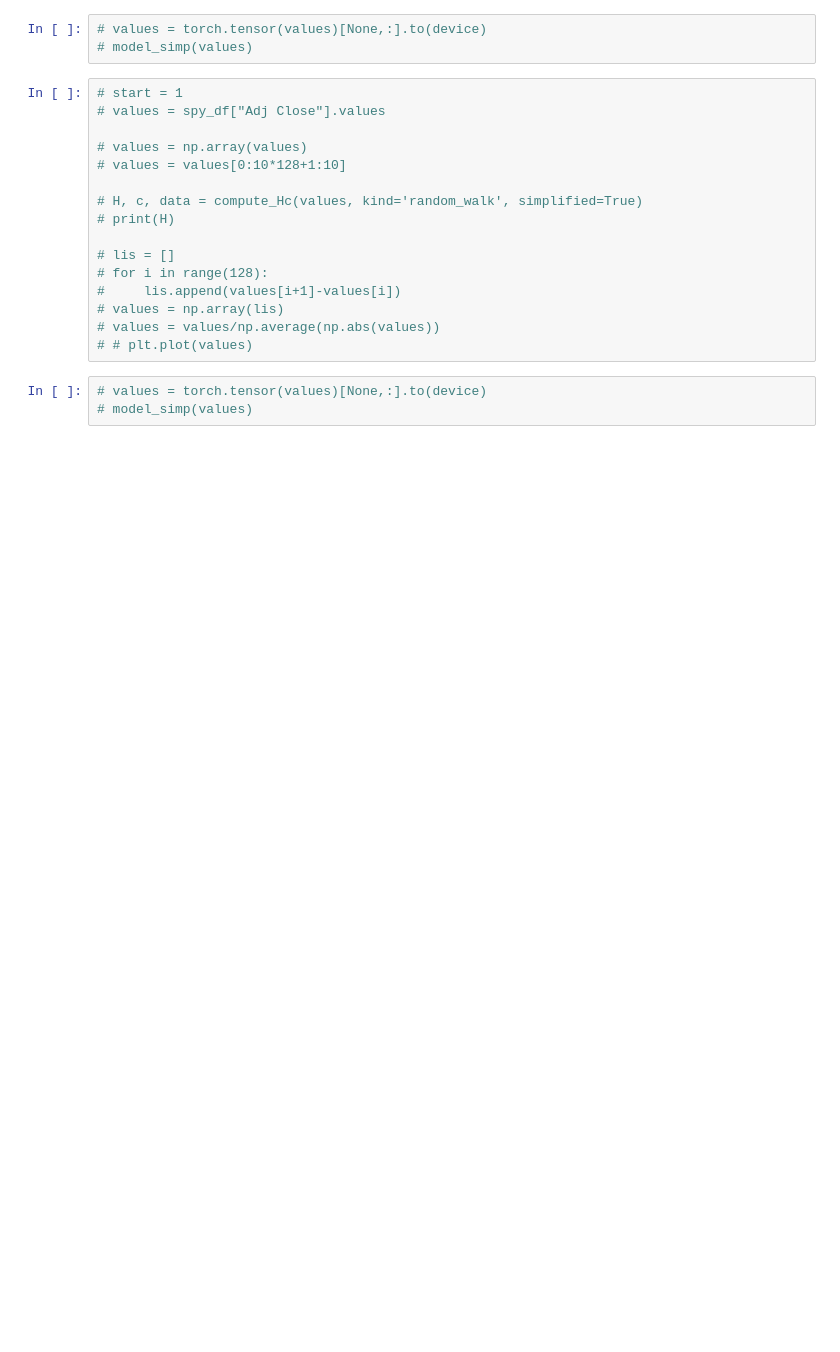
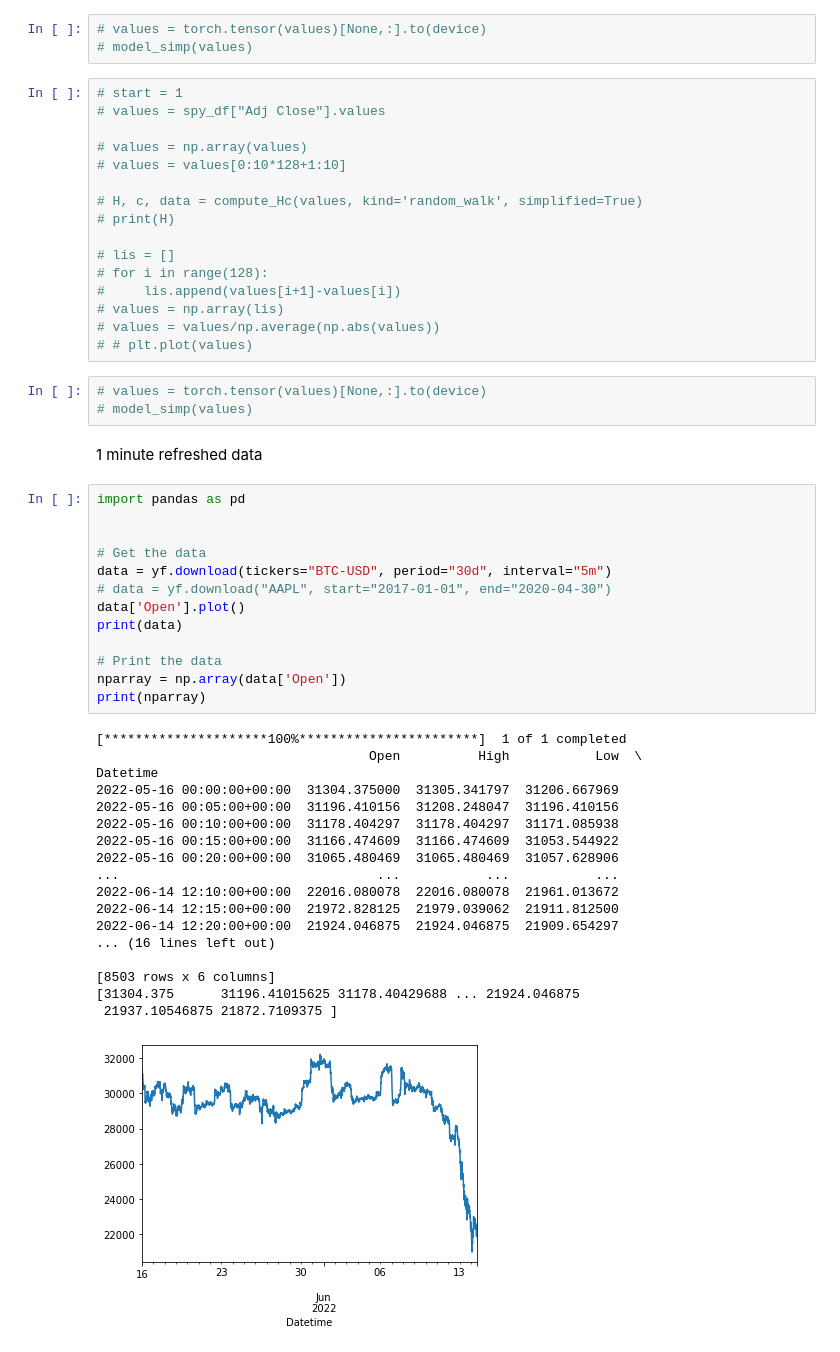
Before and after one commit to zsiga007/fBm, a Jupyter notebook: Finding H with NN regression/fbm.ipynb, the cells around one changed output. Drawn from its saved outputs; the diff is of its cells as text; blank space fills up the shorter version.

```diff
--- a/Finding H with NN regression/fbm.ipynb
+++ b/Finding H with NN regression/fbm.ipynb
@@ -498,3 +523,37 @@ spy_df["Adj Close"][max_place:max_place+129].plot(title=market+' at its most mon
 # %%
 # values = torch.tensor(values)[None,:].to(device)
 # model_simp(values)
+# %% [markdown]
+1 minute refreshed data
+# %%
+import pandas as pd
+
+
+# Get the data
+data = yf.download(tickers="BTC-USD", period="30d", interval="5m")
+# data = yf.download("AAPL", start="2017-01-01", end="2020-04-30")
+data['Open'].plot()
+print(data)
+
+# Print the data
+nparray = np.array(data['Open'])
+print(nparray)
+# %% [output]
+[*********************100%***********************]  1 of 1 completed
+                                   Open          High           Low  \
+Datetime
+2022-05-16 00:00:00+00:00  31304.375000  31305.341797  31206.667969
+2022-05-16 00:05:00+00:00  31196.410156  31208.248047  31196.410156
+2022-05-16 00:10:00+00:00  31178.404297  31178.404297  31171.085938
+2022-05-16 00:15:00+00:00  31166.474609  31166.474609  31053.544922
+2022-05-16 00:20:00+00:00  31065.480469  31065.480469  31057.628906
+...                                 ...           ...           ...
+2022-06-14 12:10:00+00:00  22016.080078  22016.080078  21961.013672
+2022-06-14 12:15:00+00:00  21972.828125  21979.039062  21911.812500
+2022-06-14 12:20:00+00:00  21924.046875  21924.046875  21909.654297
+... (16 lines left out)
+
+[8503 rows x 6 columns]
+[31304.375      31196.41015625 31178.40429688 ... 21924.046875
+ 21937.10546875 21872.7109375 ]
+[figure, added]
```
Also changed, not shown: parts of 19 cells of this notebook, 2 other files.
